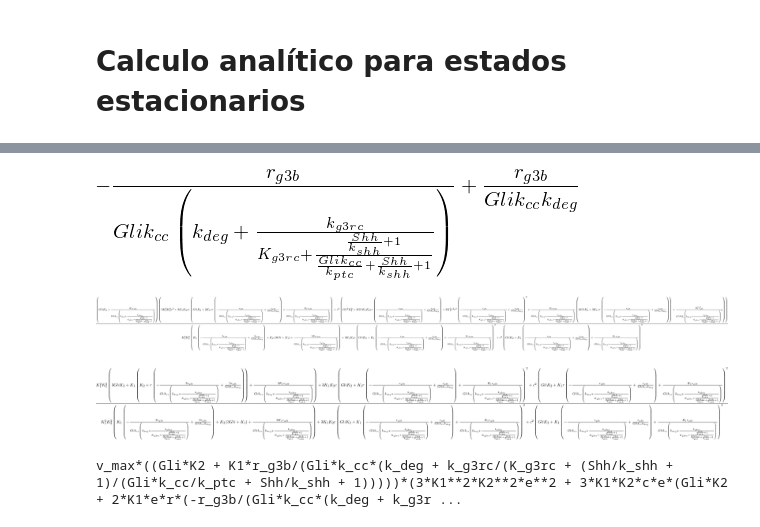
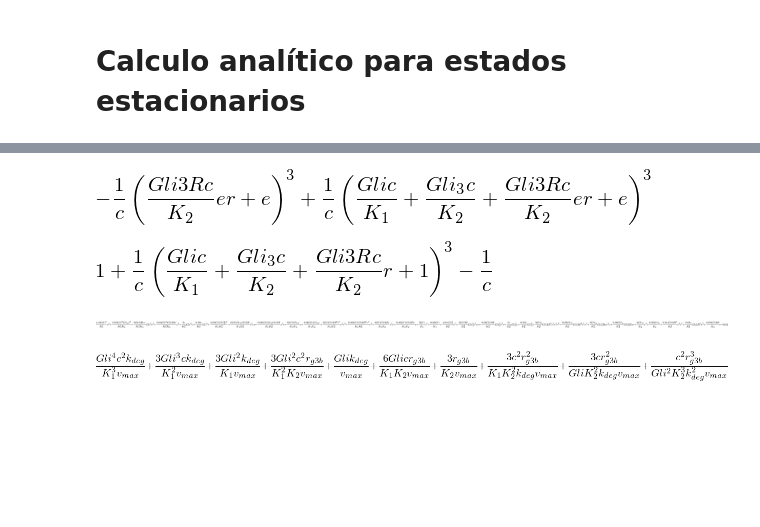
Before and after one commit to thebooort/shh-signal-model, a Jupyter notebook: scripts/Jupyter_Notebook_For_Symbolic_Calculations/Bifurcation_laisha.ipynb, the cells around one changed output, grey strips where cells are left out. Cells and saved outputs as stored; diff of their text form; code cells hidden in the pictures; blank space fills up the shorter version.

```diff
--- a/scripts/Jupyter_Notebook_For_Symbolic_Calculations/Bifurcation_laisha.ipynb
+++ b/scripts/Jupyter_Notebook_For_Symbolic_Calculations/Bifurcation_laisha.ipynb
@@ -55,4 +53,10 @@ Signal = Symbol('Signal', real=True)
+# %%
+Signal = (1+(Shh/k_shh))/(1+(Shh/k_shh)+(Ptc/k_ptc))
+Gli3 = (r_g3b*(K_g3rc+Signal))/((k_deg*(K_g3rc+Signal)+k_g3rc)*Gli)
+Gli3R = (r_g3b)/(k_deg*Gli)-Gli3
+Basal = (3*c*K1*K2*(Gli3*K1+ Gli*K2 + Gli3R*K1*r)**2 + c**2*(Gli3*K1 + Gli*K2 + Gli3R*K1*r)**3 + K1**2*K2**2*(3*Gli3*K1 + 3*Gli*K2 + K1*(K2+ 3*Gli3R*r)))/ (3*c*K1*K2*(Gli3*K1 + Gli3R*K1 + Gli*K2)**2 + c**2*(Gli3*K1 + Gli3R*K1 + Gli*K2)**3 + K1**2*K2**2*(3*Gli3*K1 + 3*Gli3R*K1 + (3*Gli +K1)*K2))
+Promoter = ((Gli3*K1+Gli*K2)*(3*e**2*K1**2*K2**2+3*c*e*K1*K2*(Gli3*K1+Gli*K2+2*e*Gli3R*K1*r)+c**2*(Gli3**2*K1**2+Gli**2*K2**2+3*e*Gli*Gli3R*K1*K2*r + 3*e**2*Gli3R**2*K1**2*r**2 + Gli3*K1*(2*Gli*K2 + 3*e*Gli3R*K1*r))))/(3*c*K1*K2*(Gli3*K1 + Gli3R*K1 + Gli*K2)**2 + c**2*(Gli3*K1 + Gli3R*K1 + Gli*K2)**3 +K1**2*K2**2*(3*Gli3*K1 + 3*Gli3R*K1 + (3*Gli + K1)*K2))
+limit(Promoter,Gli,0)
 # %%
-Gli3 = (r_g3b/(k_cc*Gli))/((k_g3rc)/(K_g3rc+Signal)+k_deg)
-expand(Gli3)
+Gli3+Gli3R=r_g3b/(Gli*k_deg)
 # %% [output]
@@ -60,20 +64,20 @@ KeyboardInterrupt:
-# %%
-Gli3R=(r_g3b)/(k_deg*Ptc)-Gli3
-Gli3R
-# %% [output]
-[figure, removed]
-# %%
-Promoter=((Gli3*K1+Gli*K2)*(3*e**2*K1**2*K2**2+3*c*e*K1*K2*(Gli3*K1+Gli*K2+2*e*Gli3R*K1*r)+c**2*(Gli3**2*K1**2+Gli**2*K2**2+3*e*Gli*Gli3R*K1*K2*r + 3*e**2*Gli3R**2*K1**2*r**2 + Gli3*K1*(2*Gli*K2 + 3*e*Gli3R*K1*r))))/(3*c*K1*K2*(Gli3*K1 + Gli3R*K1 + Gli*K2)**2 + c**2*(Gli3*K1 + Gli3R*K1 + Gli*K2)**3 +K1**2*K2**2*(3*Gli3*K1 + 3*Gli3R*K1 + (3*Gli + K1)*K2))
-Promoter
-# %% [output]
-[figure, removed]
-# %%
-Basal=(3*c*K1*K2*(Gli3*K1+ Gli*K2 + Gli3R*K1*r)**2 + c**2*(Gli3*K1 + Gli*K2 + Gli3R*K1*r)**3 + K1**2*K2**2*(3*Gli3*K1 + 3*Gli*K2 + K1*(K2+ 3*Gli3R*r)))/ (3*c*K1*K2*(Gli3*K1 + Gli3R*K1 + Gli*K2)**2 + c**2*(Gli3*K1 + Gli3R*K1 + Gli*K2)**3 + K1**2*K2**2*(3*Gli3*K1 + 3*Gli3R*K1 + (3*Gli +K1)*K2))
-Basal
-# %% [output]
-[figure, removed]
-# %%
-Gli=v_max/k_deg*(Promoter+(1/100)*Basal)
-print(Gli)
-# %% [output]
-v_max*((Gli*K2 + K1*r_g3b/(Gli*k_cc*(k_deg + k_g3rc/(K_g3rc + (Shh/k_shh + 1)/(Gli*k_cc/k_ptc + Shh/k_shh + 1)))))*(3*K1**2*K2**2*e**2 + 3*K1*K2*c*e*(Gli*K2 + 2*K1*e*r*(-r_g3b/(Gli*k_cc*(k_deg + k_g3r ...
+# %%
+Promoter=(1/c*(e+c*Gli*K1**-1+c*Gli3*K2**-1+e*r*c*Gli3R*K2**-1)**3-1/c*(e+e*r*c*Gli3R*K2**-1)**3)/(1-1/c+1/c*(1+c*Gli*K1**-1+c*K2**-1*(Gli3+Gli3R))**3)
+Promoter.subs({Gli3 + Gli3R: r_g3b/(Gli*k_deg)}).simplify()
+Num_Promoter=(1/c*(e+c*Gli*K1**-1+c*Gli3*K2**-1+e*r*c*Gli3R*K2**-1)**3-1/c*(e+e*r*c*Gli3R*K2**-1)**3)
+Num_Promoter
+# %% [output]
+[figure, added]
+# %%
+Basal=(1-1/c+1/c*(1+c*Gli*K1**-1+c*Gli3*K2**-1+r*c*Gli3R*K2**-1)**3)/(1-1/c+1/c*(1+c*Gli*K1**-1+c*Gli3*K2**-1+c*Gli3R*K2**-1)**3)
+Basal.subs({Gli3 + Gli3R: r_g3b/(Gli*k_deg)}).simplify()
+Num_Basal=(1-1/c+1/c*(1+c*Gli*K1**-1+c*Gli3*K2**-1+r*c*Gli3R*K2**-1)**3)
+Num_Basal
+# %% [output]
+[figure, added]
+# %%
+right_side=Num_Promoter+0.01*Num_Basal
+right_side=right_side.subs({Gli3 + Gli3R: r_g3b/(Gli*k_deg)}).simplify()
+expand(right_side)
+# %% [output]
+[figure, added]
@@ -79,0 +87,4 @@ v_max*((Gli*K2 + K1*r_g3b/(Gli*k_cc*(k_deg + k_g3rc/(K_g3rc + (Shh/k_shh + 1)/(G
+# %%
+expand(left_side)
+# %% [output]
+[figure, added]
```
Also changed, not shown: parts of 7 cells of this notebook, 13 other files.
